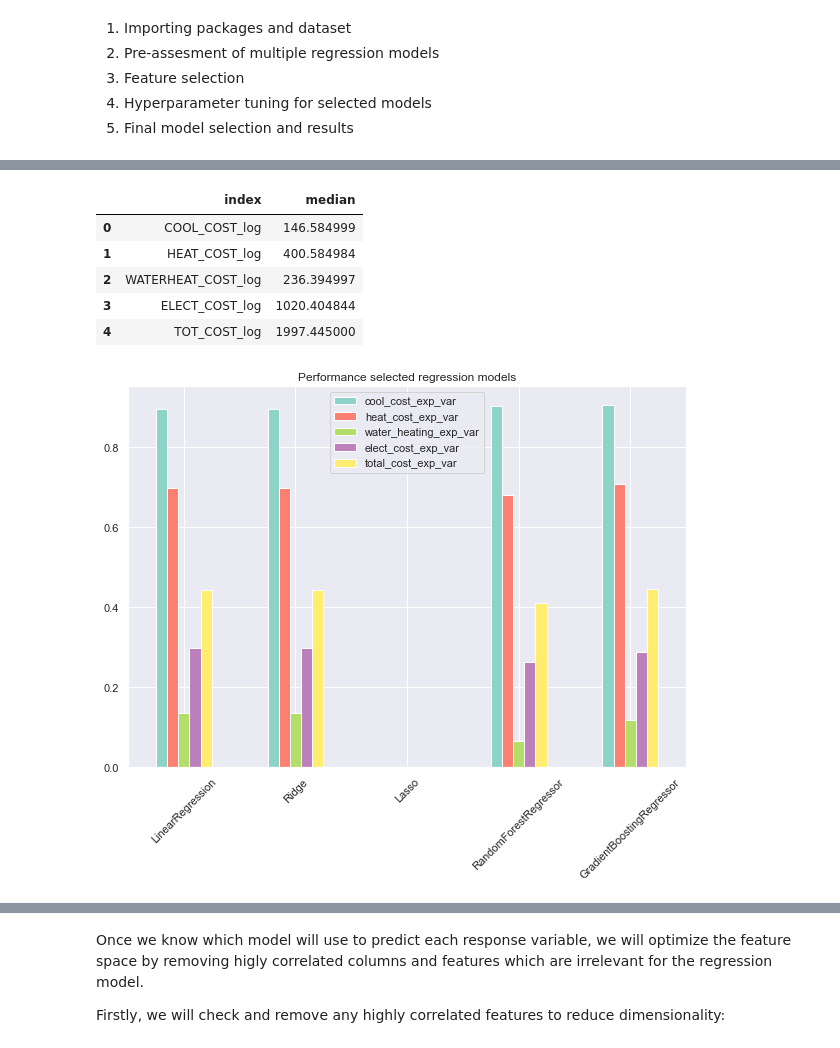
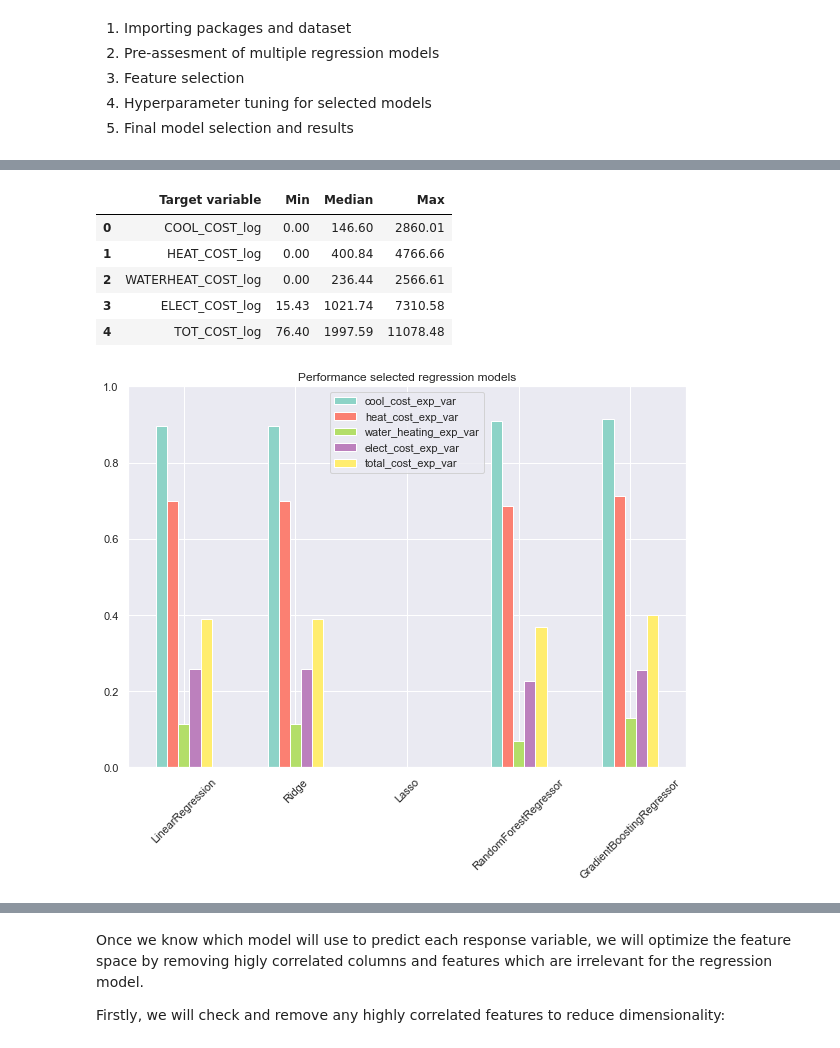
Before and after one commit to jvrnuno/Capstone-2, a Jupyter notebook: notebooks/4_JNT_Modelling.ipynb, the cells around one changed output, grey strips where cells are left out. Cells and saved outputs as stored; diff of their text form; code cells hidden in the pictures.

```diff
--- a/notebooks/4_JNT_Modelling.ipynb
+++ b/notebooks/4_JNT_Modelling.ipynb
@@ -78,7 +82,18 @@ The algorithms to be tested are the following:
+# %%
+# Create function to compute mean absolute error
+
+def MAE(y_true, y_pred):
+    '''Computes mean absolute error in real value from a log transformed variable'''
+    diff = 0
+    for i in range(len(y_true)):
+        diff += abs(np.exp(y_pred[i]) - np.exp(y_true.iloc[i,0]))
+
+    mae = round(float(diff/len(y_true)), 2)
+    return mae
 # %%
 # Create fuction to assess performance of different models with our data
 
-def model_performance(reg_models, X_train, X_test, y_train, y_test, original_target_var):
+def model_performance(reg_models, X_train, X_test, y_train, y_test):
     '''Evaluate regression models performance with default hyperparameters on a dataset'''
     exp_var = []
     mae = []
@@ -90,13 +105,10 @@ def model_performance(reg_models, X_train, X_test, y_train, y_test, original_tar
 
         # Compute explained variance score and mean absolute error
         exp_var.append(round(explained_variance_score(y_test, y_pred),3))
-        m = mean_absolute_error(y_test, y_pred)
+        m = MAE(y_test, y_pred)
 
-        # Compute sdt and mean from unscaled target variable to perform the inverse transformation of the scaling
-        s = float(original_target_var.std())
-        u = float(original_target_var.mean())
-        # Undo standard scaling and log transformation to get meaningful mean errors
-        mae.append(int(np.exp((m*s)+u)-1))
+        # Undo log transformation to get meaningful mean errors
+        mae.append(m)
 
     # Get name of the models
     models = [re.findall(r'\w+', str(i))[-1] for i in reg_models]
@@ -123,11 +135,11 @@ y_test_ELEC = y_test[['ELECT_COST_log']]
 y_test_TOT = y_test[['TOT_COST_log']]
 
 # Run the tests and store the dfs with the results
-r1 = model_performance(models, X_train, X_test, y_train_COOL, y_test_COOL, orig_df['COOL_COST_log'])
-r2 = model_performance(models, X_train, X_test, y_train_HEAT, y_test_HEAT, orig_df['HEAT_COST_log'])
-r3 = model_performance(models, X_train, X_test, y_train_WATER, y_test_WATER, orig_df['WATERHEAT_COST_log'])
-r4 = model_performance(models, X_train, X_test, y_train_ELEC, y_test_ELEC, orig_df['ELECT_COST_log'])
-r5 = model_performance(models, X_train, X_test, y_train_TOT, y_test_TOT, orig_df['TOT_COST_log'])
+r1 = model_performance(models, X_train, X_test, y_train_COOL, y_test_COOL)
+r2 = model_performance(models, X_train, X_test, y_train_HEAT, y_test_HEAT)
+r3 = model_performance(models, X_train, X_test, y_train_WATER, y_test_WATER)
+r4 = model_performance(models, X_train, X_test, y_train_ELEC, y_test_ELEC)
+r5 = model_performance(models, X_train, X_test, y_train_TOT, y_test_TOT)
 # %%
 # Merge results and print them
 
@@ -153,31 +163,32 @@ results
 # %%
-# Print median values for each of the target variables for comparison
+# Print median values for each of the target variables for comparison with mean absolute error
 
 k = orig_df[['COOL_COST_log', 'HEAT_COST_log', 'WATERHEAT_COST_log', 'ELECT_COST_log', 'TOT_COST_log']]
 
-median_val = pd.DataFrame(np.exp(k.describe().iloc[5, :])-1, index=None).rename(columns={'50%':'median'})
-median_val.reset_index(inplace=True)
+median_val = pd.DataFrame(round(np.exp(k.describe().iloc[[3,5,7], :])-1, 2)).T.reset_index().rename(columns={'index':'Target variable', 'min':'Min', '50%':'Median', 'max':'Max'})
+
 median_val
 # %% [output]
-|  | index | median |
-| 0 | COOL_COST_log | 146.584999 |
-| 1 | HEAT_COST_log | 400.584984 |
-| 2 | WATERHEAT_COST_log | 236.394997 |
-| 3 | ELECT_COST_log | 1020.404844 |
-| 4 | TOT_COST_log | 1997.445000 |
+|  | Target variable | Min | Median | Max |
+| 0 | COOL_COST_log | 0.00 | 146.60 | 2860.01 |
+| 1 | HEAT_COST_log | 0.00 | 400.84 | 4766.66 |
+| 2 | WATERHEAT_COST_log | 0.00 | 236.44 | 2566.61 |
+| 3 | ELECT_COST_log | 15.43 | 1021.74 | 7310.58 |
+| 4 | TOT_COST_log | 76.40 | 1997.59 | 11078.48 |
 # %%
 # Plot explained variance results
 
 expl_var_results = results[['model', 'cool_cost_exp_var', 'heat_cost_exp_var',
                             'water_heating_exp_var', 'elect_cost_exp_var', 'total_cost_exp_var']]
 
 expl_var_results.plot.bar(x='model', cmap='Set3', figsize=(10,7))
 plt.title('Performance selected regression models', fontsize=12)
+plt.ylim([0,1])
 plt.xlabel('')
 plt.xticks(rotation=45)
 plt.legend(loc='upper center')
 plt.tight_layout
 plt.show()
 # %% [output]
-[figure, old version]
+[figure, new version]
 # %% [markdown]
```
Also changed, not shown: parts of 82 cells of this notebook.
